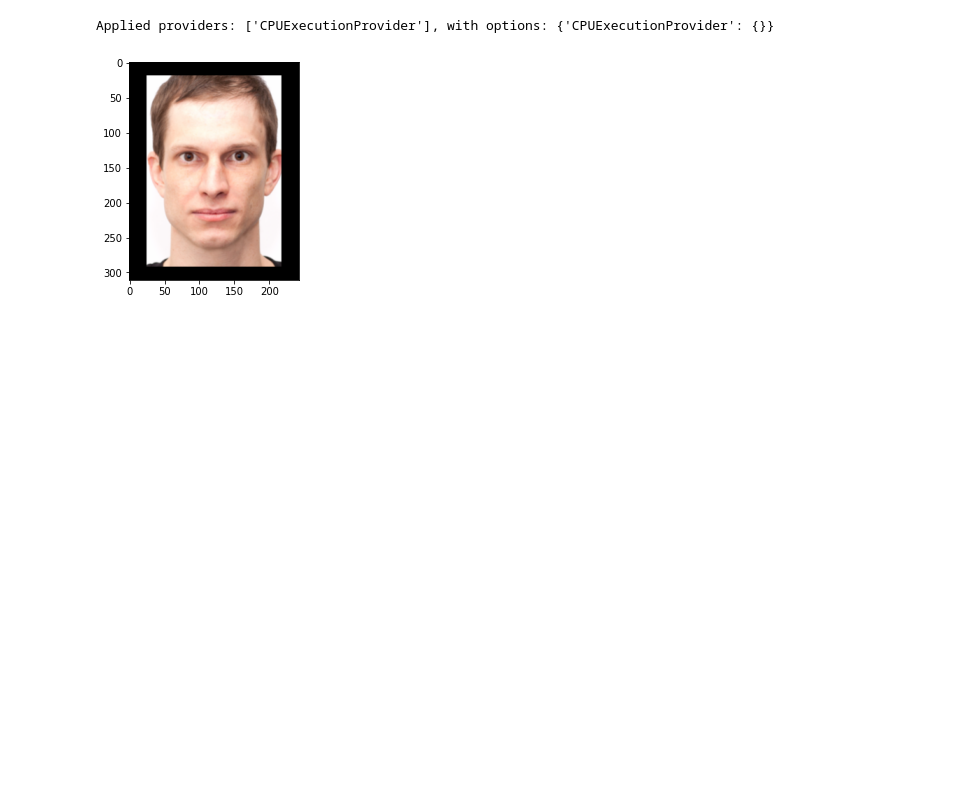
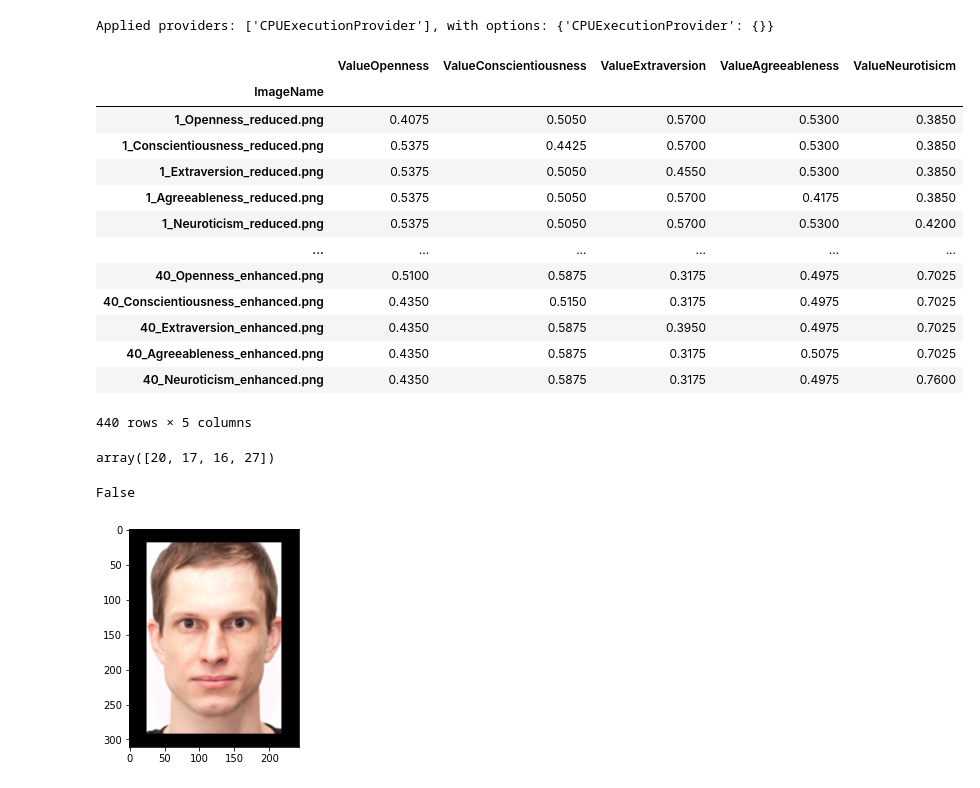
Before and after one commit to Krl1/PersonalityPrediction, a Jupyter notebook: create_dataset.ipynb, the cells around one changed output. Drawn from its saved outputs; the diff is of its cells as text; code cells hidden in the pictures; blank space fills up the shorter version.

```diff
--- a/create_dataset.ipynb
+++ b/create_dataset.ipynb
@@ -109,6 +109,37 @@ for image_path in tqdm(Path(LocationConfig.images).glob('*.png'), total=total_f)
     i+=1
 # %% [output]
 Applied providers: ['CPUExecutionProvider'], with options: {'CPUExecutionProvider': {}}
+# %%
+df = pd.read_csv(LocationConfig.labels + 'bigfive_labels.csv', index_col=0)
+df
+# %% [output]
+|  | ValueOpenness | ValueConscientiousness | ValueExtraversion | ValueAgreeableness | ValueNeurotisicm |
+| ImageName |  |  |  |  |  |
+| 1_Openness_reduced.png | 0.4075 | 0.5050 | 0.5700 | 0.5300 | 0.3850 |
+| 1_Conscientiousness_reduced.png | 0.5375 | 0.4425 | 0.5700 | 0.5300 | 0.3850 |
+| 1_Extraversion_reduced.png | 0.5375 | 0.5050 | 0.4550 | 0.5300 | 0.3850 |
+| 1_Agreeableness_reduced.png | 0.5375 | 0.5050 | 0.5700 | 0.4175 | 0.3850 |
+| 1_Neuroticism_reduced.png | 0.5375 | 0.5050 | 0.5700 | 0.5300 | 0.4200 |
+| ... | ... | ... | ... | ... | ... |
+| 40_Openness_enhanced.png | 0.5100 | 0.5875 | 0.3175 | 0.4975 | 0.7025 |
+| 40_Conscientiousness_enhanced.png | 0.4350 | 0.5150 | 0.3175 | 0.4975 | 0.7025 |
+| 40_Extraversion_enhanced.png | 0.4350 | 0.5875 | 0.3950 | 0.4975 | 0.7025 |
+| 40_Agreeableness_enhanced.png | 0.4350 | 0.5875 | 0.3175 | 0.5075 | 0.7025 |
+| 40_Neuroticism_enhanced.png | 0.4350 | 0.5875 | 0.3175 | 0.4975 | 0.7600 |
+440 rows × 5 columns
+# %%
+X_train, X_test = train_test_split(
+        np.arange(1,41), #np.array(df.index),
+        test_size=CreateDataConfig.test_size_ratio,
+        random_state=42
+    )
+X_test
+# %% [output]
+array([20, 17, 16, 27])
+# %%
+int(image_path.name.split('_')[0]) in X_test
+# %% [output]
+False
 # %%
 def create_dataset(images_path):
     df = pd.read_csv(LocationConfig.labels + 'bigfive_labels.csv', index_col=0)
```
Also changed, not shown: parts of 3 cells of this notebook, 3 other files.
